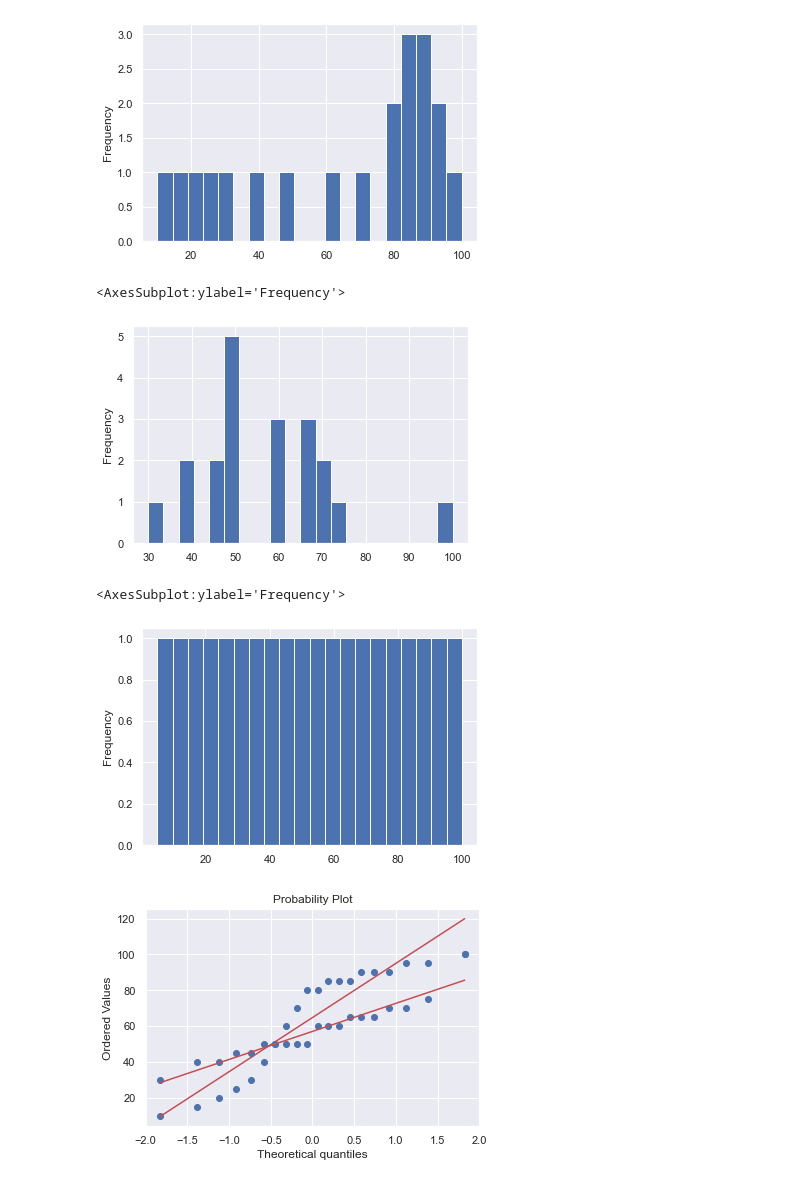
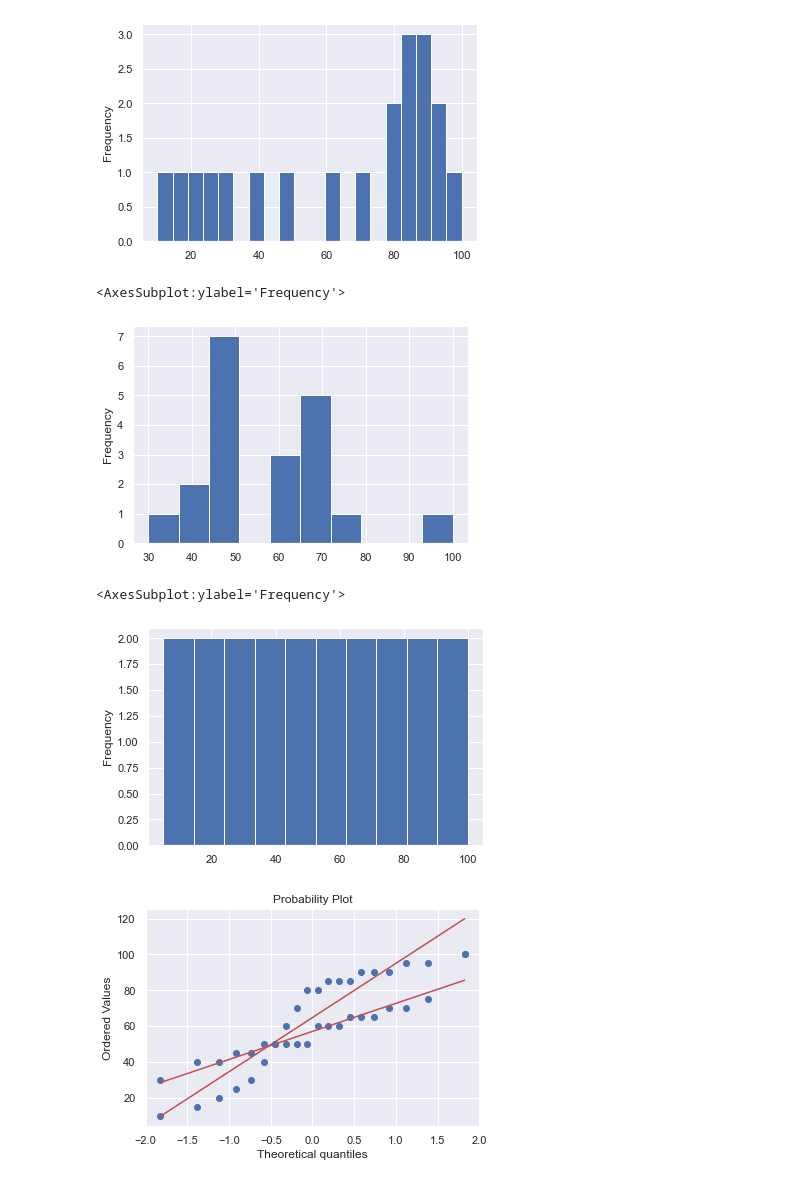
Before and after one commit to rysamuel9/Tugas-Data-Mining, a Jupyter notebook: Sesi 2 - Tugas Grafik Satistik/grafik_statistik.ipynb, the cells around one changed output. Saved outputs shown, nothing was run; the diff lists cells and outputs as text; code cells hidden in the pictures.

```diff
--- a/Sesi 2 - Tugas Grafik Satistik/grafik_statistik.ipynb
+++ b/Sesi 2 - Tugas Grafik Satistik/grafik_statistik.ipynb
@@ -69,17 +69,17 @@ dataset['Nilai Tugas'].plot.hist(bins=20)
 # %%
 # HISTOGRAM Nilai UTS
 
-dataset['Nilai UTS'].plot.hist(bins=20)
+dataset['Nilai UTS'].plot.hist()
 # %% [output]
 <AxesSubplot:ylabel='Frequency'>
-[figure, old version]
+[figure, new version]
 # %%
 # HISTOGRAM Nilai UTS
 
-dataset['Nilai UAS'].plot.hist(bins=20)
+dataset['Nilai UAS'].plot.hist()
 # %% [output]
 <AxesSubplot:ylabel='Frequency'>
-[figure, old version]
+[figure, new version]
 # %%
 import numpy as np
 import pylab as pl
```
Also changed, not shown: parts of 1 cell of this notebook.
